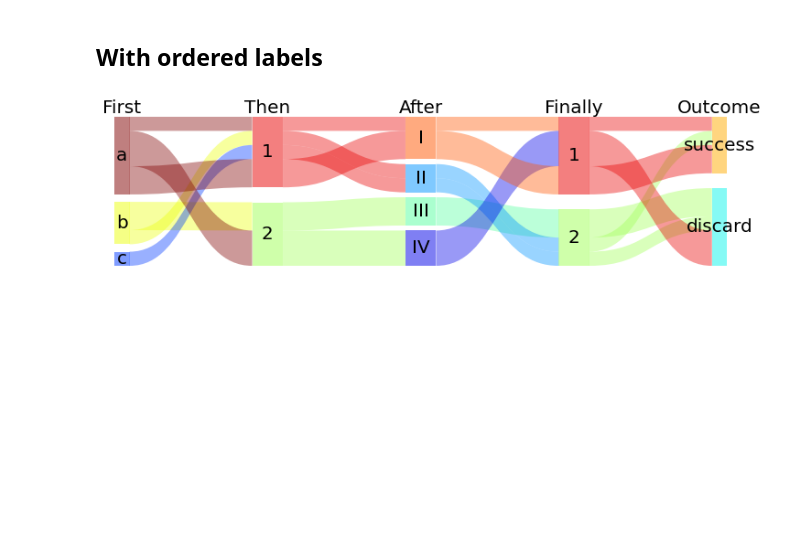
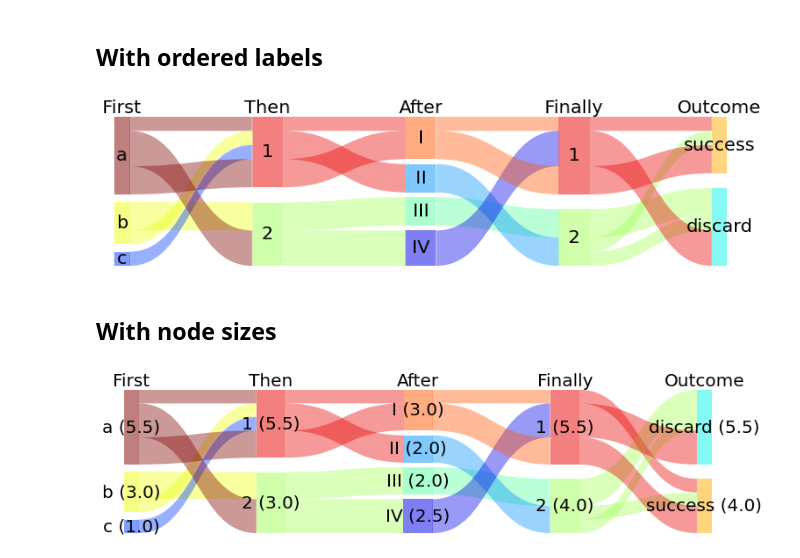
Before and after one commit to toobaz/mpl_sankey, a Jupyter notebook: notebooks/Examples.ipynb, the cells around one changed output. Saved outputs shown, nothing was run; the diff lists cells and outputs as text; code cells hidden in the pictures; blank space fills up the shorter version.

Commit message:
Examples of node sizes

```diff
--- a/notebooks/Examples.ipynb
+++ b/notebooks/Examples.ipynb
@@ -85,3 +85,10 @@ plt.figure(figsize=(12, 3))
 sankey(data)
 # %% [output]
 [figure]
+# %% [markdown]
+## With node sizes
+# %%
+plt.figure(figsize=(12, 3))
+sankey(data, node_sizes=True)
+# %% [output]
+[figure, added]
```
Also changed, not shown: parts of 1 cell of this notebook.
